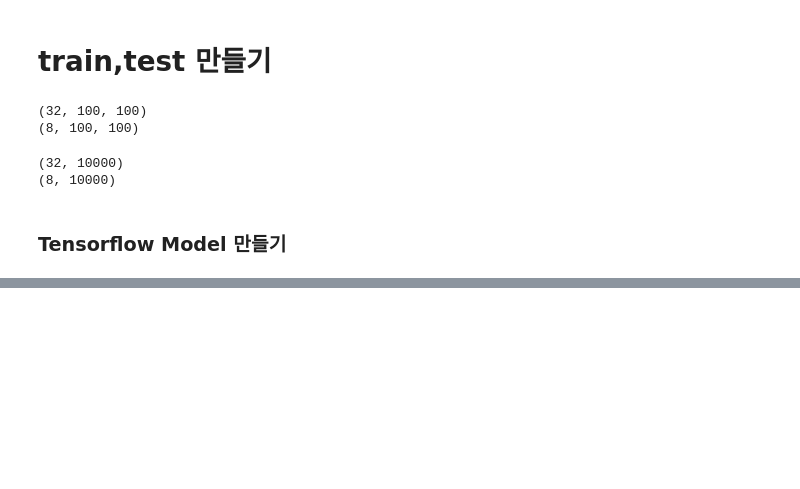
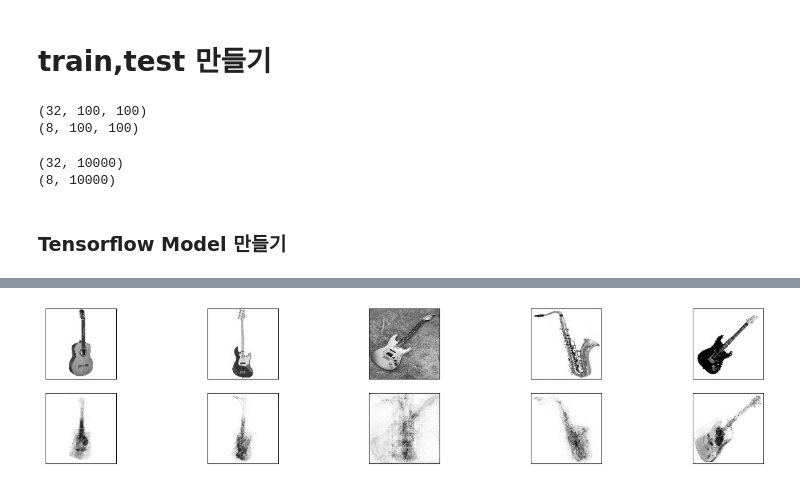
Before and after one commit to MirrorSpring/python_inst, a Jupyter notebook: Python/Note/Crawling/04 autoencoder 하기.ipynb, the cells around one changed output, grey strips where cells are left out. Saved outputs shown, nothing was run; the diff lists cells and outputs as text; code cells hidden in the pictures; blank space fills up the shorter version.

Commit message:
autoencoder 수정 중

```diff
--- a/Python/Note/Crawling/04 autoencoder 하기.ipynb
+++ b/Python/Note/Crawling/04 autoencoder 하기.ipynb
@@ -103,0 +98,2 @@ Epoch 50/50
+# %%
+DecodedDigits=AutoencoderModel.predict(testData)
@@ -103,0 +119,19 @@ Epoch 50/50
+# %%
+# 10개의 이미지를 시각화
+n=5
+plt.figure(figsize=(20,4))
+for i in range(n):
+    ax=plt.subplot(2,n,i+1)
+    plt.imshow(testData[i].reshape(100,100))
+    ax.get_xaxis().set_visible(False)#축 안보여주겠다.
+    ax.get_yaxis().set_visible(False)#축 안보여주겠다.
+    plt.gray()
+    #-----------------
+    ax=plt.subplot(2,n,i+1+n)
+    plt.imshow(DecodedDigits[i].reshape(100,100))
+    ax.get_xaxis().set_visible(False)#축 안보여주겠다.
+    ax.get_yaxis().set_visible(False)#축 안보여주겠다.
+    plt.gray()
+plt.show()#위에가 원본 데이터 밑에가 압축되어 나온 데이터이다. data size가 줄어든 것을 확인할 수 있다.
+# %% [output]
+[figure, added]
```
Also changed, not shown: parts of 6 cells of this notebook.
